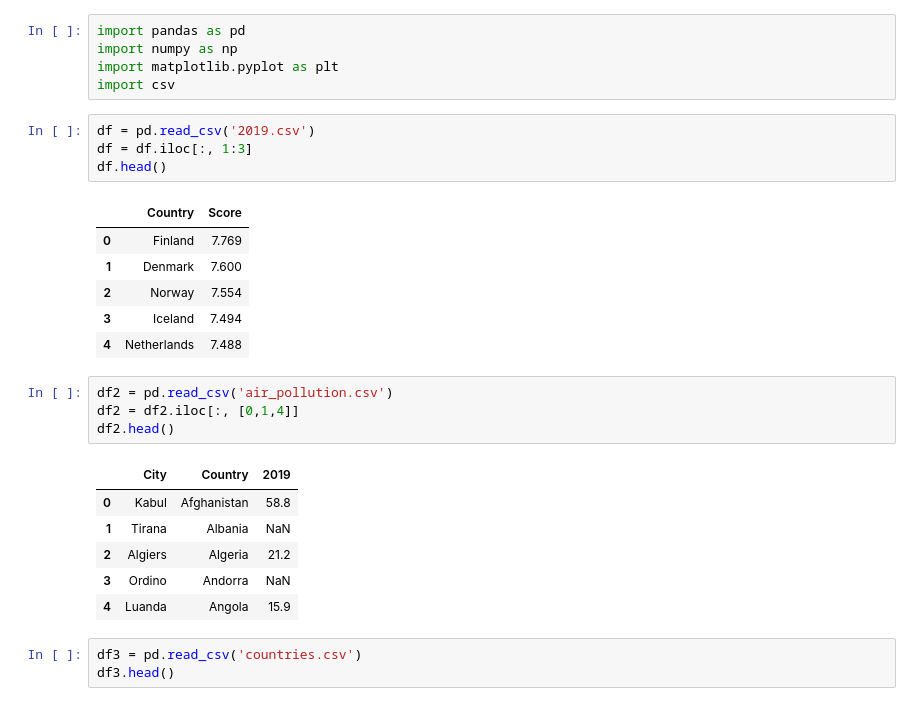
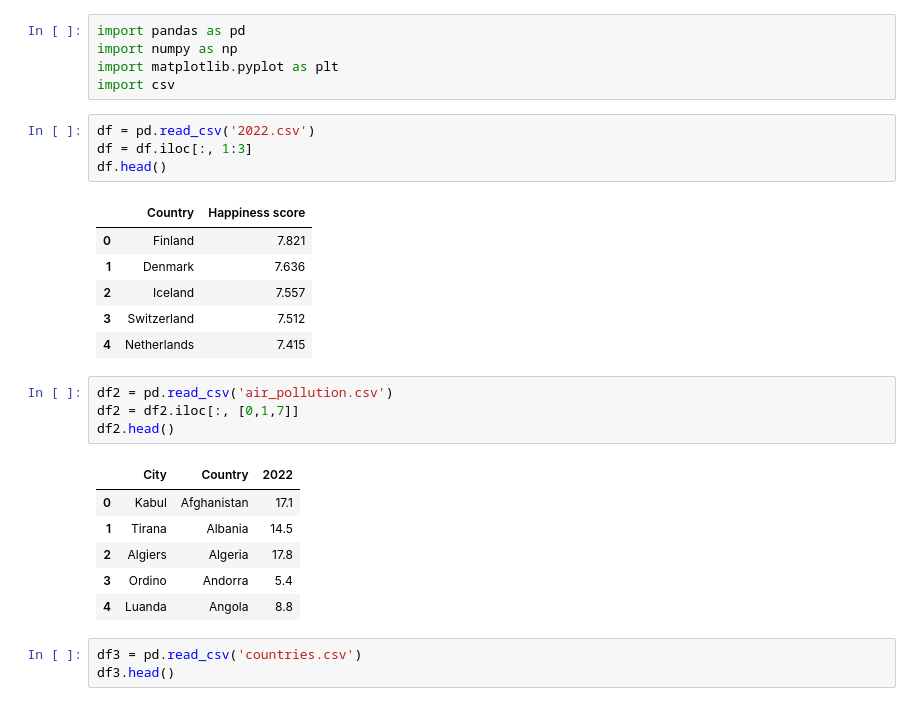
Before and after one commit to MrTyDev/Happiness-and-air-pollution-Research-Project, a Jupyter notebook: research.ipynb, the cells around one changed output. Drawn from its saved outputs; the diff is of its cells as text.

```diff
--- a/research.ipynb
+++ b/research.ipynb
@@ -4,27 +4,27 @@ import numpy as np
 import matplotlib.pyplot as plt
 import csv
 # %%
-df = pd.read_csv('2019.csv')
+df = pd.read_csv('2022.csv')
 df = df.iloc[:, 1:3]
 df.head()
 # %% [output]
-|  | Country | Score |
-| 0 | Finland | 7.769 |
-| 1 | Denmark | 7.600 |
-| 2 | Norway | 7.554 |
-| 3 | Iceland | 7.494 |
-| 4 | Netherlands | 7.488 |
+|  | Country | Happiness score |
+| 0 | Finland | 7.821 |
+| 1 | Denmark | 7.636 |
+| 2 | Iceland | 7.557 |
+| 3 | Switzerland | 7.512 |
+| 4 | Netherlands | 7.415 |
 # %%
 df2 = pd.read_csv('air_pollution.csv')
-df2 = df2.iloc[:, [0,1,4]]
+df2 = df2.iloc[:, [0,1,7]]
 df2.head()
 # %% [output]
-|  | City | Country | 2019 |
-| 0 | Kabul | Afghanistan | 58.8 |
-| 1 | Tirana | Albania | NaN |
-| 2 | Algiers | Algeria | 21.2 |
-| 3 | Ordino | Andorra | NaN |
-| 4 | Luanda | Angola | 15.9 |
+|  | City | Country | 2022 |
+| 0 | Kabul | Afghanistan | 17.1 |
+| 1 | Tirana | Albania | 14.5 |
+| 2 | Algiers | Algeria | 17.8 |
+| 3 | Ordino | Andorra | 5.4 |
+| 4 | Luanda | Angola | 8.8 |
 # %%
 df3 = pd.read_csv('countries.csv')
 df3.head()
```
Also changed, not shown: parts of 5 cells of this notebook.
